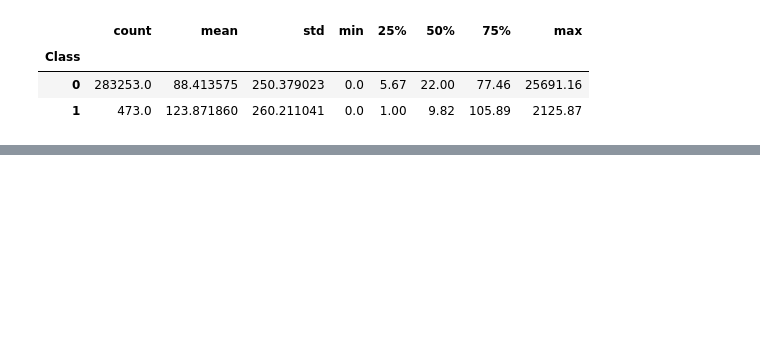
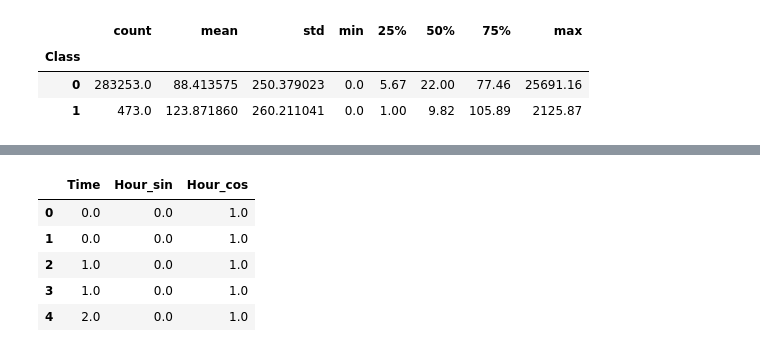
Before and after one commit to velladenata/credit-card-fraud-detection, a Jupyter notebook: notebooks/preprocessing.ipynb, the cells around one changed output, grey strips where cells are left out. Drawn from its saved outputs; the diff is of its cells as text; code cells hidden in the pictures; blank space fills up the shorter version.

```diff
--- a/notebooks/preprocessing.ipynb
+++ b/notebooks/preprocessing.ipynb
@@ -358,0 +402,25 @@ data_validated.groupby('Class')['Amount'].describe()
+# %%
+# 2. buat fitur/kolom Hour
+# mengekstraksi informasi waktu dalam siklus 24 jam karena sebelumnya "Time" masih dalam detik
+data_validated['Hour'] = ((data_validated['Time'] % 86400) // 3600).astype(int)
+
+# 3. buat fitur/kolom Hour_sin
+# mengubah fitur Hour menjadi representasi siklik (agar berdekatan)
+data_validated['Hour_sin'] = np.sin(2 * np.pi * data_validated['Hour'] / 24)
+
+# 3. buat fitur/kolom Hour_cos
+# mengubah fitur Hour menjadi representasi siklik (agar berdekatan)
+data_validated['Hour_cos'] = np.cos(2 * np.pi * data_validated['Hour'] / 24)
+
+# menghapus fitur Hour sementara
+data_validated.drop(columns=['Hour'], inplace=True)
+
+# Melihat hasil feature engineering
+data_validated[['Time', 'Hour_sin', 'Hour_cos']].head()
+# %% [output]
+|  | Time | Hour_sin | Hour_cos |
+| 0 | 0.0 | 0.0 | 1.0 |
+| 1 | 0.0 | 0.0 | 1.0 |
+| 2 | 1.0 | 0.0 | 1.0 |
+| 3 | 1.0 | 0.0 | 1.0 |
+| 4 | 2.0 | 0.0 | 1.0 |
```
Also changed, not shown: parts of 18 cells of this notebook.
